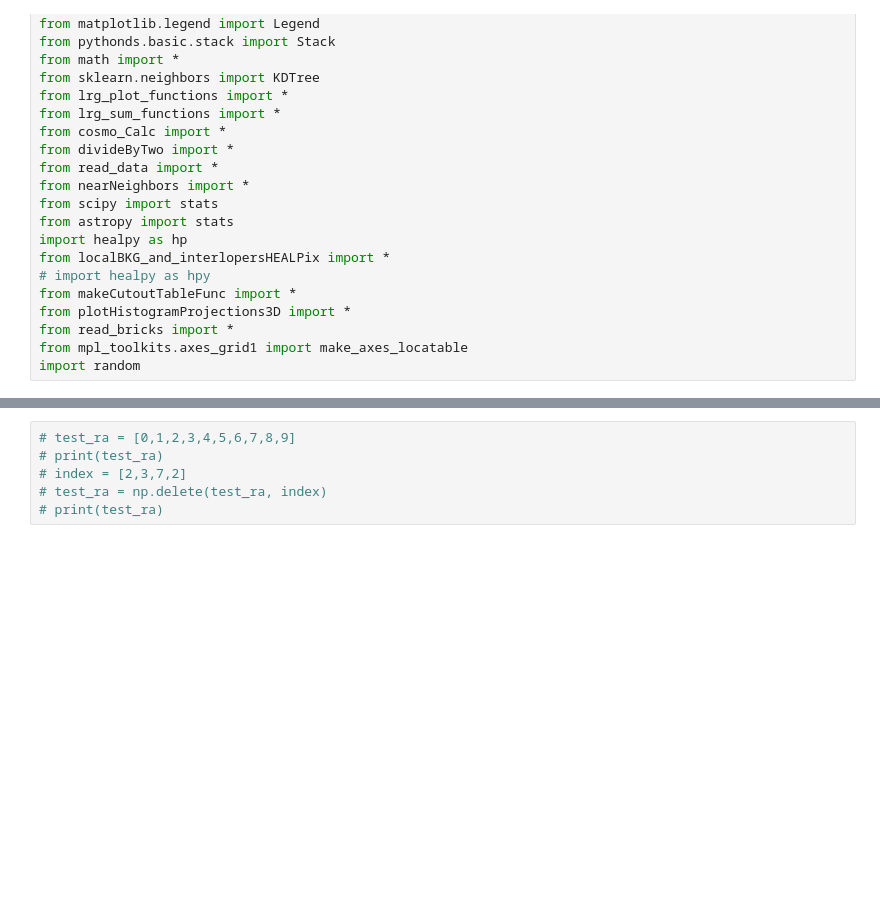
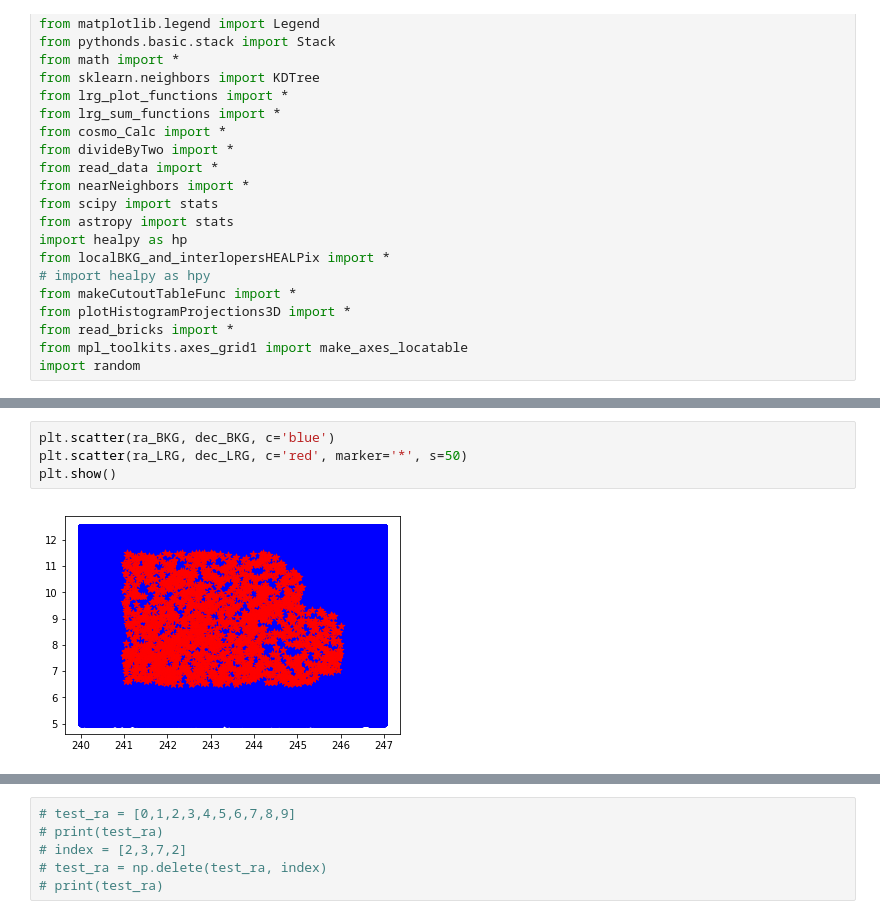
Before and after one commit to metownsend/LRG-Sats, a Jupyter notebook: null_test.ipynb, the cells around one changed output, grey strips where cells are left out. Saved outputs shown, nothing was run; the diff lists cells and outputs as text; blank space fills up the shorter version.

```diff
--- a/null_test.ipynb
+++ b/null_test.ipynb
@@ -183,3 +183,9 @@ print(len(ra))
+# %%
+plt.scatter(ra_BKG, dec_BKG, c='blue')
+plt.scatter(ra_LRG, dec_LRG, c='red', marker='*', s=50)
+plt.show()
+# %% [output]
+[figure, added]
 # %%
 # save LRG data arrays
 
```
Also changed, not shown: parts of 34 cells of this notebook, 3 other files.
